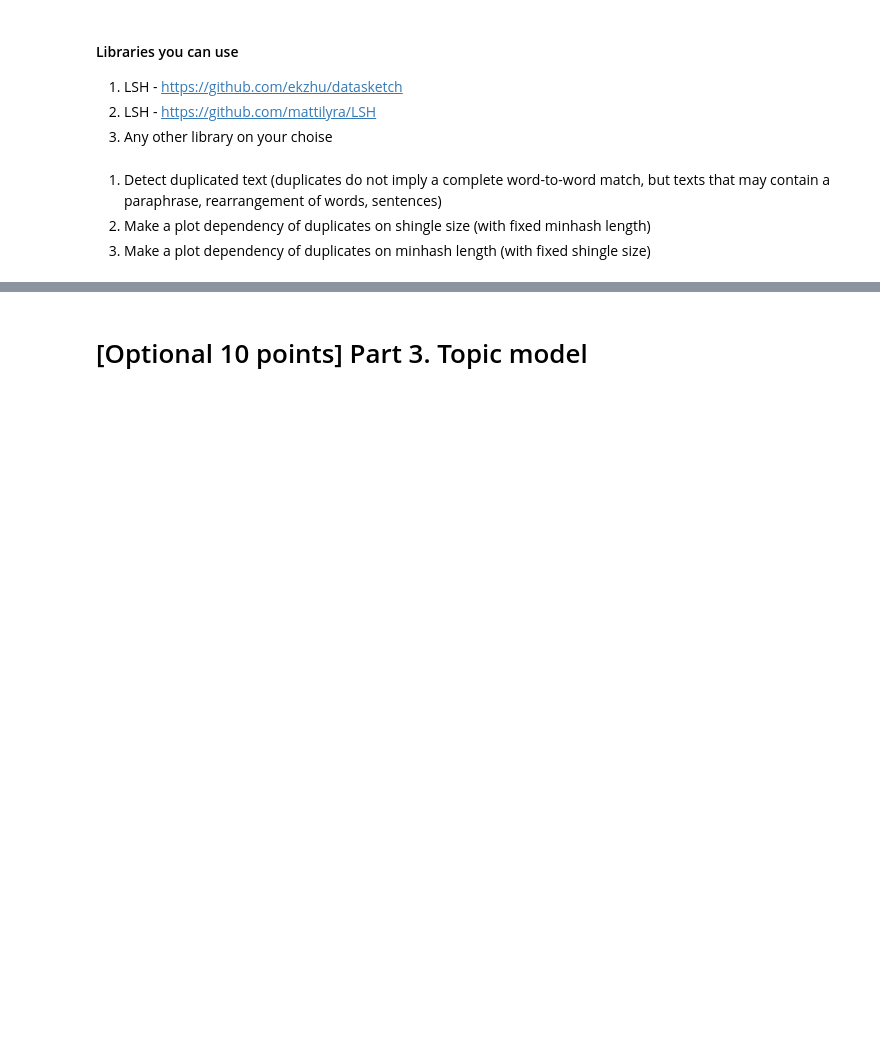
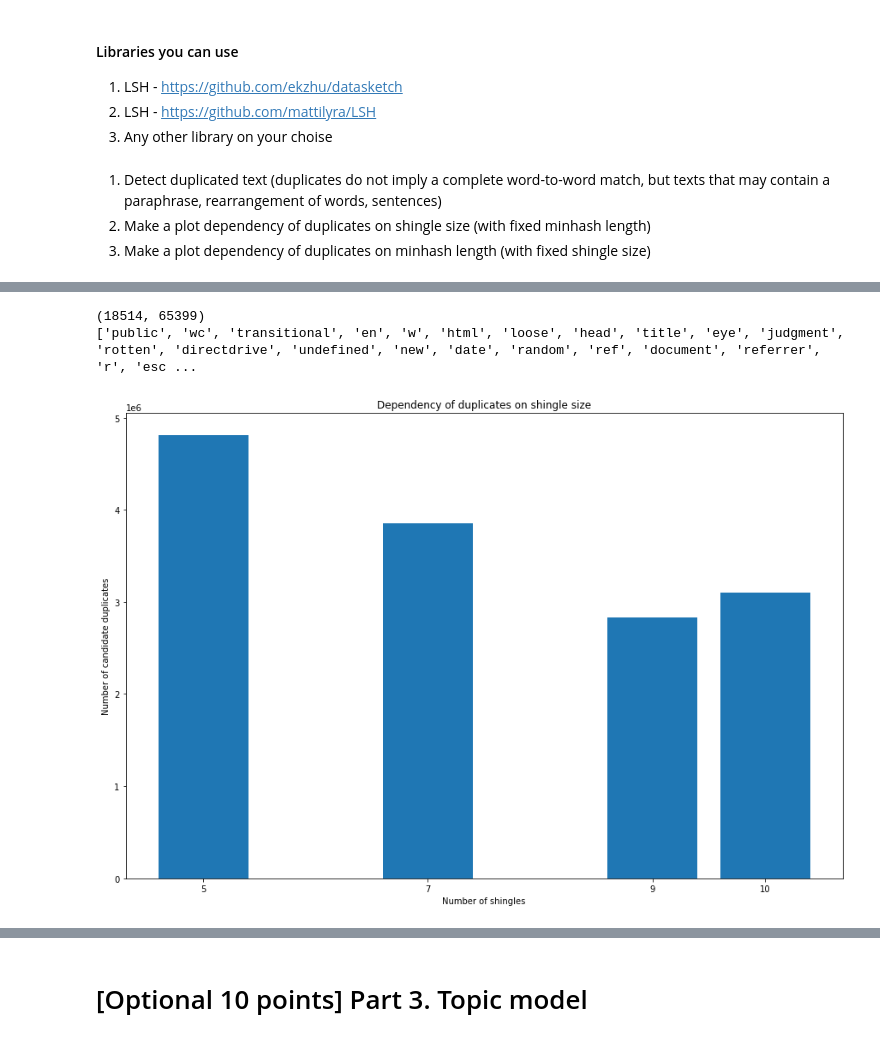
Before and after one commit to AAYamoldin/TrainingPrograms, a Jupyter notebook: Python/ITMO_Advanced_Natural_Language_Processing/Homework_1/hw1.ipynb, the cells around one changed output, grey strips where cells are left out. Drawn from its saved outputs; the diff is of its cells as text; code cells hidden in the pictures; blank space fills up the shorter version.

```diff
--- a/Python/ITMO_Advanced_Natural_Language_Processing/Homework_1/hw1.ipynb
+++ b/Python/ITMO_Advanced_Natural_Language_Processing/Homework_1/hw1.ipynb
@@ -226,17 +226,13 @@ def jaccard(shingles_0, shingles_1):
     return len(set(shingles_0) & set(shingles_1)) / len(set(shingles_0) | set(shingles_1))
 
 def candidate_duplicates(document_feed, char_ngram=5, seeds=100, bands=5, hashbytes=4):
-    char_ngram = 5
-    sims = []
-    hasher = lsh.minhash.MinHasher(seeds=seeds, char_ngram=char_ngram, hashbytes=hashbytes)
+    hasher = minhash.MinHasher(seeds=seeds, char_ngram=char_ngram, hashbytes=hashbytes)
     if seeds % bands != 0:
         raise ValueError('Seeds has to be a multiple of bands. {} % {} != 0'.format(seeds, bands))
 
-    lshcache = lsh.cache.Cache(num_bands=bands, hasher=hasher)
-    for line in document_feed:
-        line = line.decode('utf8')
-        docid, headline_text = line.split('\t', 1)
-        fingerprint = hasher.fingerprint(headline_text.encode('utf8'))
+    lshcache = cache.Cache(num_bands=bands, hasher=hasher)
+    for docid, line in enumerate(document_feed):
+        fingerprint = hasher.fingerprint(line)
 
         # in addition to storing the fingerpring store the line
         # number and document ID to help analysis later on
@@ -250,4 +246,10 @@ def candidate_duplicates(document_feed, char_ngram=5, seeds=100, bands=5, hashby
                 candidate_pairs.update(pairs_)
 
     return candidate_pairs
+# %%
+from lsh import minhash, cache
+data = []
+for sent in corpus:
+    sent = ' '.join(sent)
+    data.append(sent)
 # %%
@@ -271,0 +292,24 @@ AttributeError: module 'lsh' has no attribute 'minhash'
+# %%
+pair = next(iter(candidate_pairs))
+print(pair)
+pair = list(pair)
+print(data[pair[0]], data[pair[1]])
+# %% [output]
+(18514, 65399)
+['public', 'wc', 'transitional', 'en', 'w', 'html', 'loose', 'head', 'title', 'eye', 'judgment', 'rotten', 'directdrive', 'undefined', 'new', 'date', 'random', 'ref', 'document', 'referrer', 'r', 'esc ...
+# %%
+num_candidates_shingles = []
+shingles = [5, 7, 9, 10]
+for shingle in shingles:
+    candidates = candidate_duplicates(data, char_ngram=shingle)
+    num_candidates_shingles.append(len(candidates))
+# %%
+plt.figure(figsize=(15, 10))
+plt.bar(shingles, num_candidates_shingles, align='center')
+plt.title('Dependency of duplicates on shingle size')
+plt.xlabel('Number of shingles')
+plt.ylabel('Number of candidate duplicates')
+plt.xticks(shingles, shingles)
+plt.show()
+# %% [output]
+[figure, added]
```
Also changed, not shown: parts of 12 cells of this notebook.
